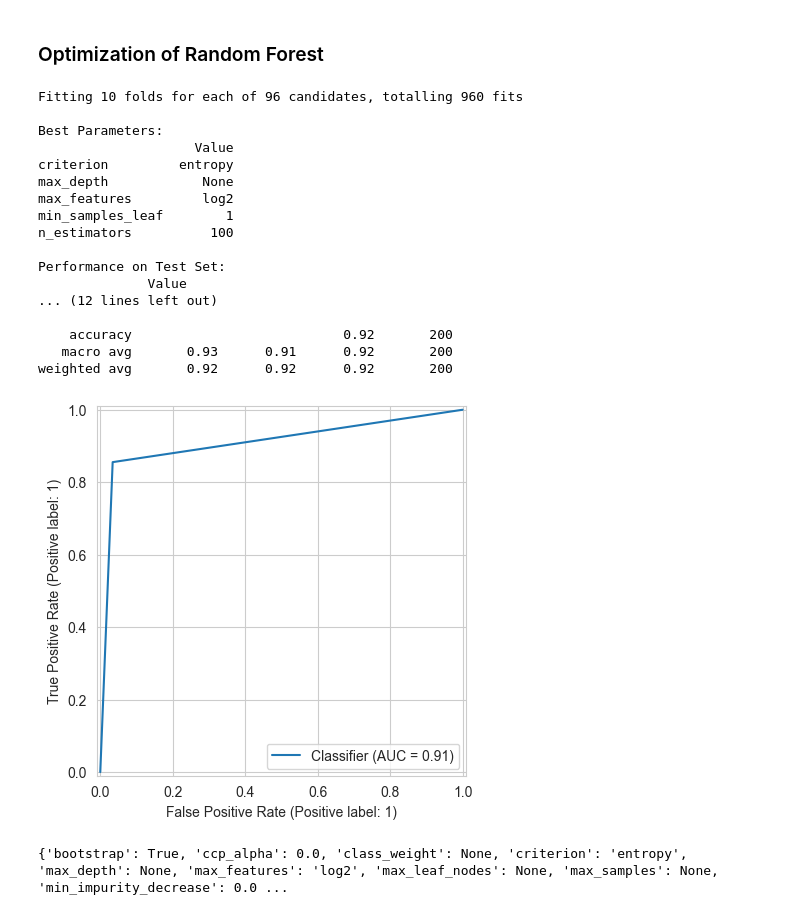
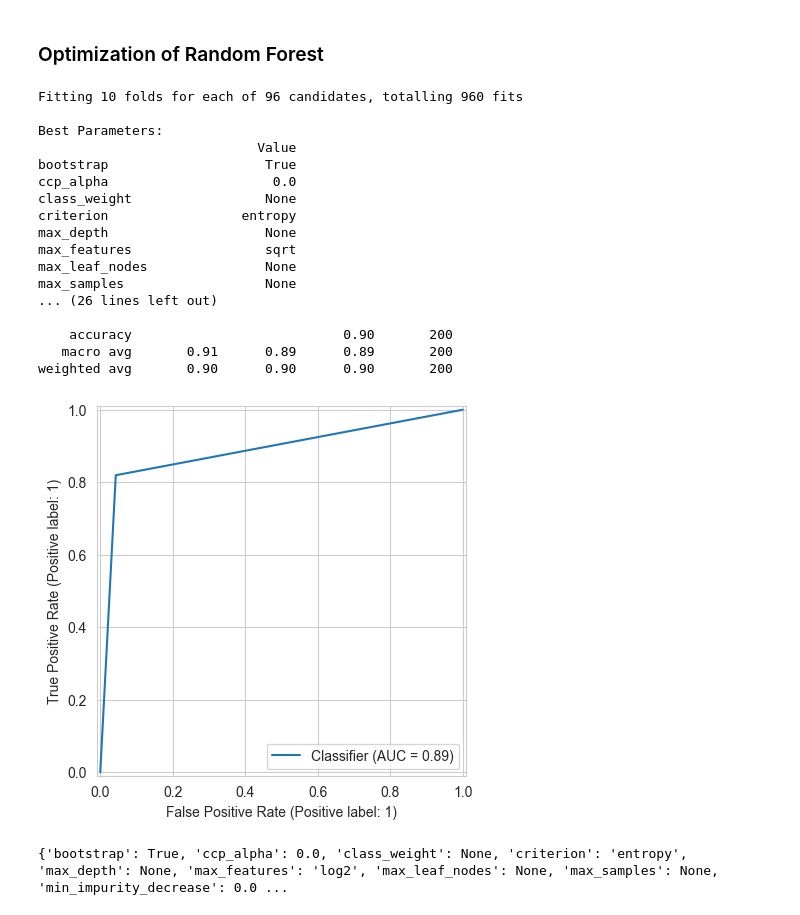
Before and after one commit to Pipasgonzalez/statistical_learning_trees, a Jupyter notebook: JägerGallego_GallegoJimenez.ipynb, the cells around one changed output. Cells and saved outputs as stored; diff of their text form; code cells hidden in the pictures.

```diff
--- a/JägerGallego_GallegoJimenez.ipynb
+++ b/JägerGallego_GallegoJimenez.ipynb
@@ -351,7 +351,8 @@ param_grid = {
     "splitter": ["best", "random"],
     "max_depth": [None,10,20,50,100,250,500],
     "min_samples_leaf":[1,2,5,10,20],
-    "min_samples_split": [2,3,4,5]
+    "min_samples_split": [2,3,4,5],
+    "random_state":[12345]
 
 }
 scoring = "accuracy"
@@ -362,13 +363,13 @@ gridSearchedTree = GridSearchCV(
     scoring=scoring,
     cv=10,
     refit=True,
-    verbose = 1
+    verbose = 1,
 )
 
 gridSearchedTree.fit(X_train, Y_train)
 
 best_tree = gridSearchedTree.best_estimator_
-best_params_tree = gridSearchedTree.best_params_
+best_params_tree = best_tree.get_params()
 predictions_gridsearch_tree = best_tree.predict(X_test)
 
 
@@ -426,6 +427,7 @@ param_grid_forest = {
     "max_depth": [3,6,9,None],
     "min_samples_leaf":[1,2],
     "max_features": ["sqrt", "log2"],
+    "random_state": [12345]
 }
 scoring = "accuracy"
 
@@ -435,59 +437,59 @@ gridSearchedForest = GridSearchCV(
     scoring=scoring,
     cv=10,
     refit=True,
-    verbose=1
+    verbose=1,
 )
 
 
 gridSearchedForest.fit(X_train, Y_train.to_numpy().ravel())
 
 best_forest = gridSearchedForest.best_estimator_
-best_params = gridSearchedForest.best_params_
+best_params = best_forest.get_params()
 predictions_gridsearch_forest = best_forest.predict(X_test)
 
 
 # Best Parameters Table
 print("\nBest Parameters:")
 params_df = pd.DataFrame.from_dict(best_params, orient='index', columns=['Value'])
 print(params_df.to_string())
 
 confusion_gridsearch_forest = confusion_matrix(Y_test, predictions_gridsearch_forest)
 report_gridsearch_forest = classification_report(Y_test, predictions_gridsearch_forest)
 accuracy_gridsearch_forest = accuracy_score(Y_test, predictions_gridsearch_forest)
 print("\nPerformance on Test Set:")
 metrics_dict = {
     'Accuracy': accuracy_gridsearch_forest,
     'Precision': precision_score(Y_test, predictions_gridsearch_forest),
     'Recall': recall_score(Y_test, predictions_gridsearch_forest),
     'F1 Score': f1_score(Y_test, predictions_gridsearch_forest)
 }
 metrics_df = pd.DataFrame.from_dict(metrics_dict, orient='index', columns=['Value'])
 print(metrics_df.to_string())
 
 
 print(f"Confusion Matrix:\n{confusion_gridsearch_forest}")
 print(f"Classification Report:\n{report_gridsearch_forest}")
 
 ROCORF = RocCurveDisplay.from_predictions(Y_test, predictions_gridsearch_forest)
 # %% [output]
 Fitting 10 folds for each of 96 candidates, totalling 960 fits
 
 Best Parameters:
-                    Value
-criterion         entropy
-max_depth            None
-max_features         log2
-min_samples_leaf        1
-n_estimators          100
+                            Value
+bootstrap                    True
+ccp_alpha                     0.0
+class_weight                 None
+criterion                 entropy
+max_depth                    None
+max_features                 sqrt
+max_leaf_nodes               None
+max_samples                  None
+... (26 lines left out)
 
-Performance on Test Set:
-              Value
-... (12 lines left out)
-
-    accuracy                           0.92       200
-   macro avg       0.93      0.91      0.92       200
-weighted avg       0.92      0.92      0.92       200
+    accuracy                           0.90       200
+   macro avg       0.91      0.89      0.89       200
+weighted avg       0.90      0.90      0.90       200
-[figure, old version]
+[figure, new version]
 # %%
 default_params = best_forest.get_params()
 print(default_params)
```
Also changed, not shown: parts of 8 cells of this notebook.
